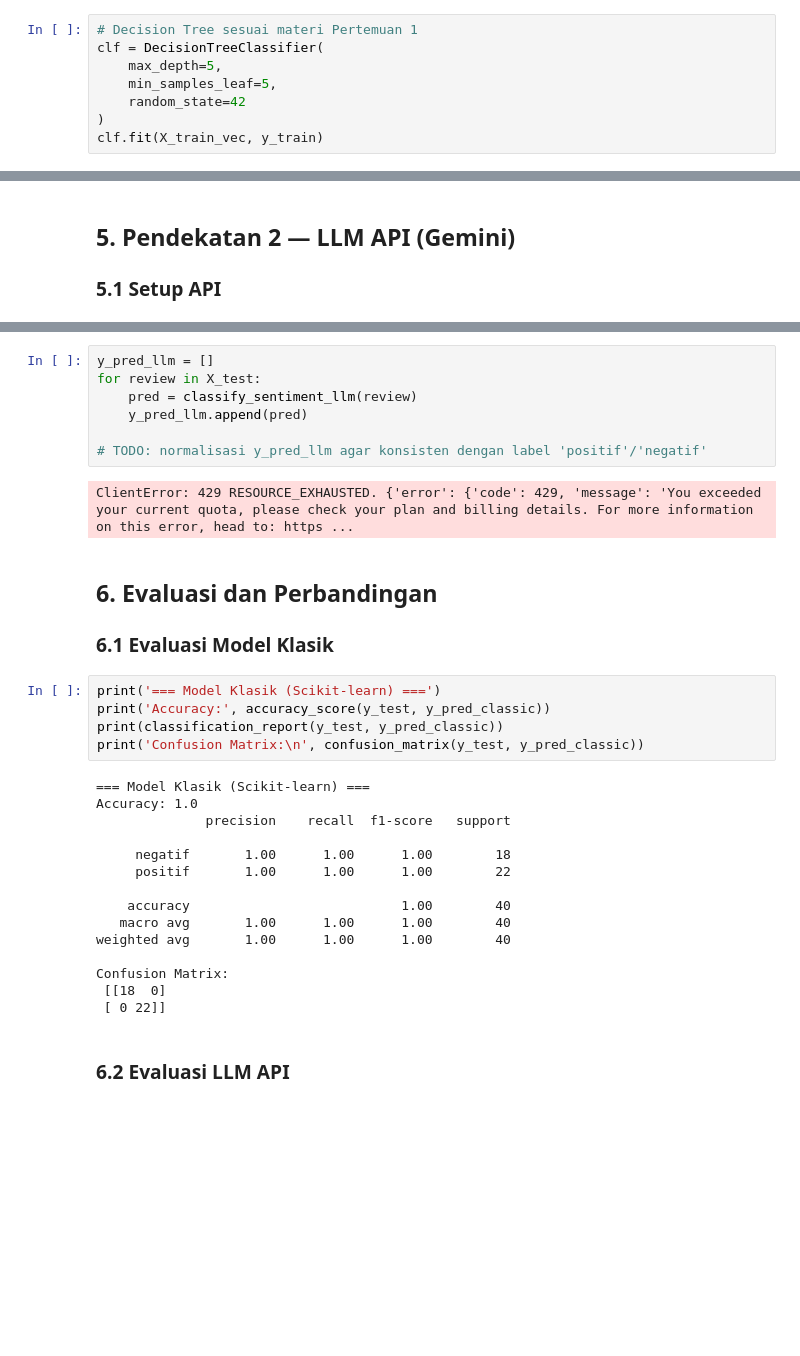
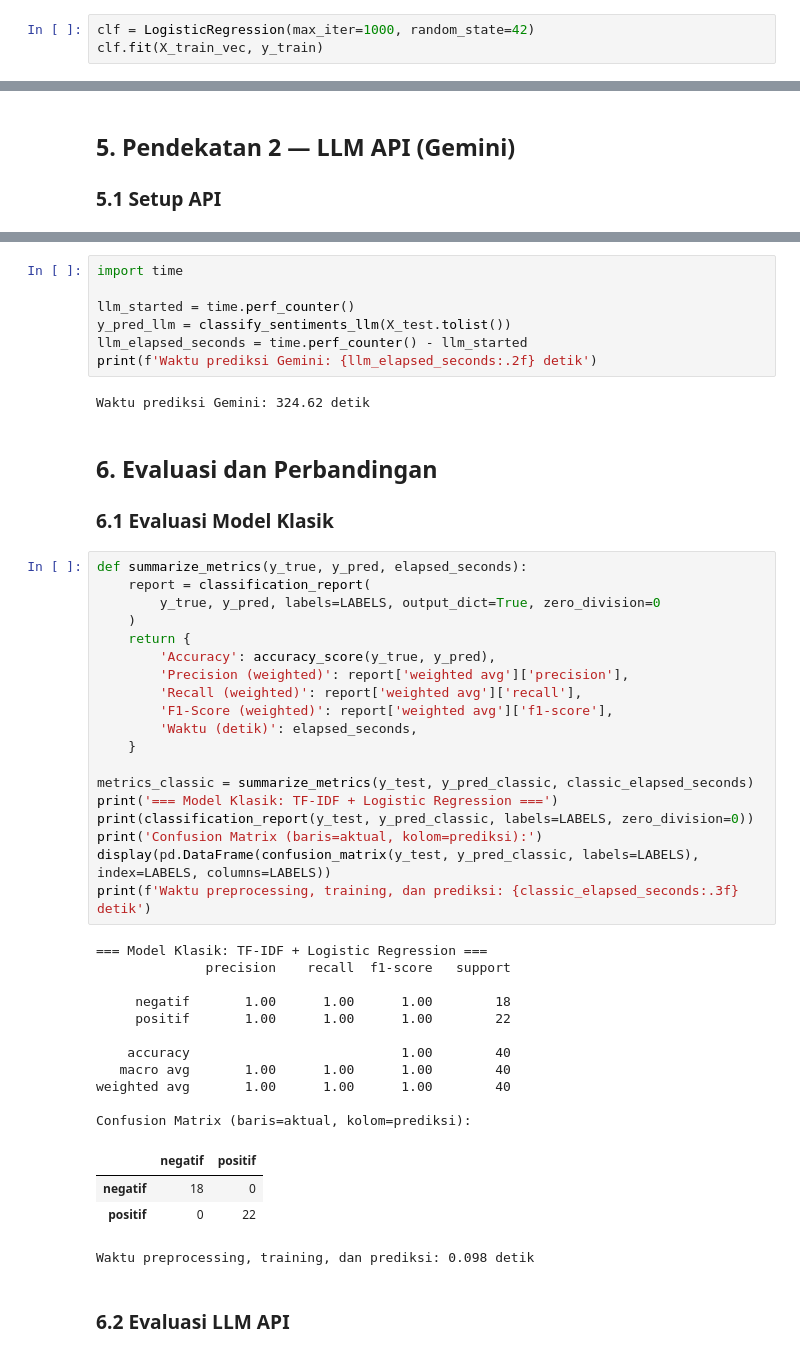
Before and after one commit to kmnaufalrn/model-experiment-assignment, a Jupyter notebook: notebook/starter_notebook.ipynb, the cells around one changed output, grey strips where cells are left out. Drawn from its saved outputs; the diff is of its cells as text; blank space fills up the shorter version.

Commit message:
Update sentiment analysis assignment files
Co-authored-by: Copilot <223556219+Copilot@users.noreply.github.com>

```diff
--- a/notebook/starter_notebook.ipynb
+++ b/notebook/starter_notebook.ipynb
@@ -72,11 +68,6 @@ X_test_vec = vectorizer.transform(X_test)
 # %% [markdown]
 ### 4.2 Training Model
 # %%
-# Decision Tree sesuai materi Pertemuan 1
-clf = DecisionTreeClassifier(
-    max_depth=5,
-    min_samples_leaf=5,
-    random_state=42
-)
+clf = LogisticRegression(max_iter=1000, random_state=42)
 clf.fit(X_train_vec, y_train)
 # %% [output]
@@ -126,36 +137,51 @@ Catatan: lakukan normalisasi terhadap output LLM sebelum dibandingkan dengan lab
 # %%
-y_pred_llm = []
-for review in X_test:
-    pred = classify_sentiment_llm(review)
-    y_pred_llm.append(pred)
+import time
 
-# TODO: normalisasi y_pred_llm agar konsisten dengan label 'positif'/'negatif'
+llm_started = time.perf_counter()
+y_pred_llm = classify_sentiments_llm(X_test.tolist())
+llm_elapsed_seconds = time.perf_counter() - llm_started
+print(f'Waktu prediksi Gemini: {llm_elapsed_seconds:.2f} detik')
 # %% [output]
-ClientError: 429 RESOURCE_EXHAUSTED. {'error': {'code': 429, 'message': 'You exceeded your current quota, please check your plan and billing details. For more information on this error, head to: https ...
+Waktu prediksi Gemini: 324.62 detik
 # %% [markdown]
 ## 6. Evaluasi dan Perbandingan
 
 ### 6.1 Evaluasi Model Klasik
 # %%
-print('=== Model Klasik (Scikit-learn) ===')
-print('Accuracy:', accuracy_score(y_test, y_pred_classic))
-print(classification_report(y_test, y_pred_classic))
-print('Confusion Matrix:\n', confusion_matrix(y_test, y_pred_classic))
+def summarize_metrics(y_true, y_pred, elapsed_seconds):
+    report = classification_report(
+        y_true, y_pred, labels=LABELS, output_dict=True, zero_division=0
+    )
+    return {
+        'Accuracy': accuracy_score(y_true, y_pred),
+        'Precision (weighted)': report['weighted avg']['precision'],
+        'Recall (weighted)': report['weighted avg']['recall'],
+        'F1-Score (weighted)': report['weighted avg']['f1-score'],
+        'Waktu (detik)': elapsed_seconds,
+    }
+
+metrics_classic = summarize_metrics(y_test, y_pred_classic, classic_elapsed_seconds)
+print('=== Model Klasik: TF-IDF + Logistic Regression ===')
+print(classification_report(y_test, y_pred_classic, labels=LABELS, zero_division=0))
+print('Confusion Matrix (baris=aktual, kolom=prediksi):')
+display(pd.DataFrame(confusion_matrix(y_test, y_pred_classic, labels=LABELS), index=LABELS, columns=LABELS))
+print(f'Waktu preprocessing, training, dan prediksi: {classic_elapsed_seconds:.3f} detik')
 # %% [output]
-=== Model Klasik (Scikit-learn) ===
-Accuracy: 1.0
+=== Model Klasik: TF-IDF + Logistic Regression ===
               precision    recall  f1-score   support
 
      negatif       1.00      1.00      1.00        18
      positif       1.00      1.00      1.00        22
 
     accuracy                           1.00        40
    macro avg       1.00      1.00      1.00        40
 weighted avg       1.00      1.00      1.00        40
 
-Confusion Matrix:
- [[18  0]
- [ 0 22]]
+Confusion Matrix (baris=aktual, kolom=prediksi):
+|  | negatif | positif |
+| negatif | 18 | 0 |
+| positif | 0 | 22 |
+Waktu preprocessing, training, dan prediksi: 0.098 detik
 # %% [markdown]
 ### 6.2 Evaluasi LLM API
 # %%
```
Also changed, not shown: parts of 20 cells of this notebook, 2 other files.
